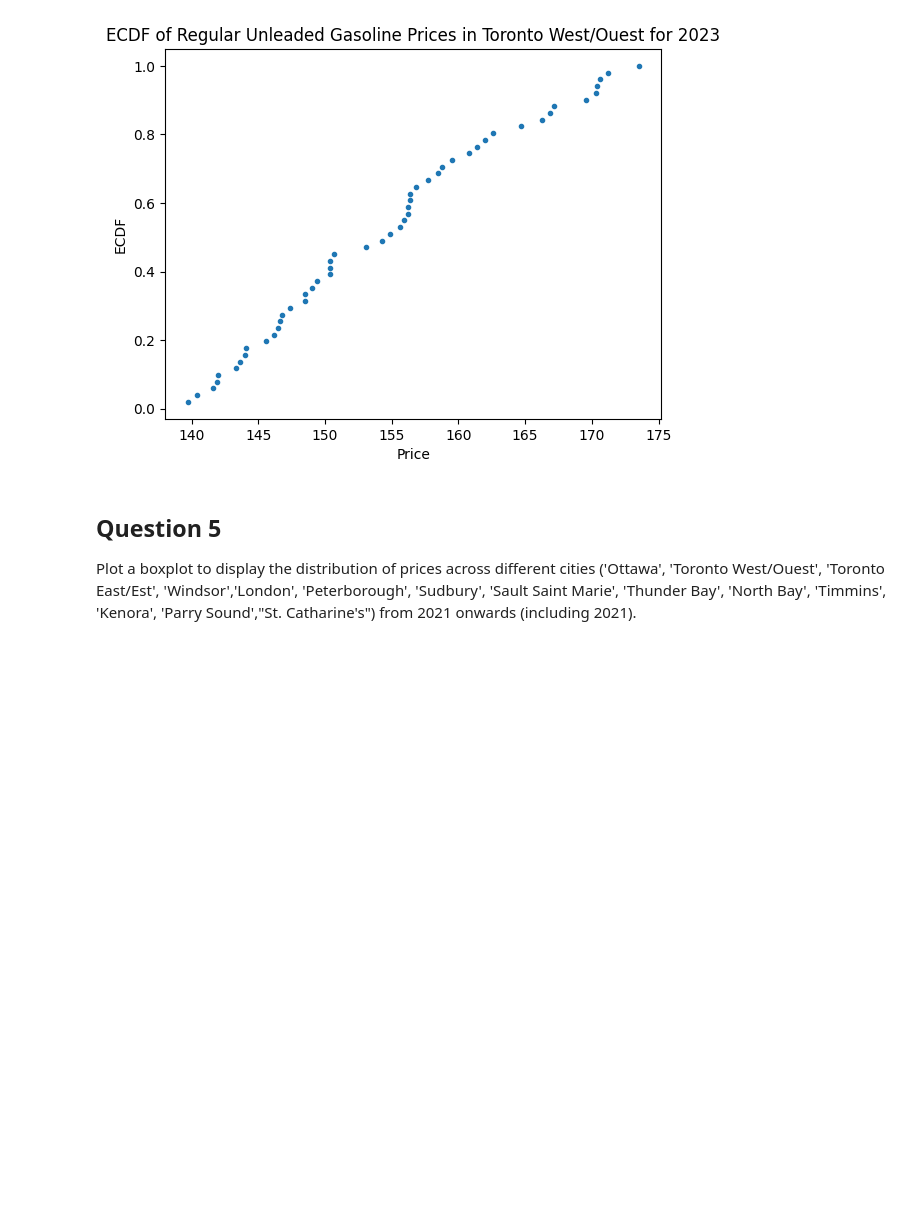
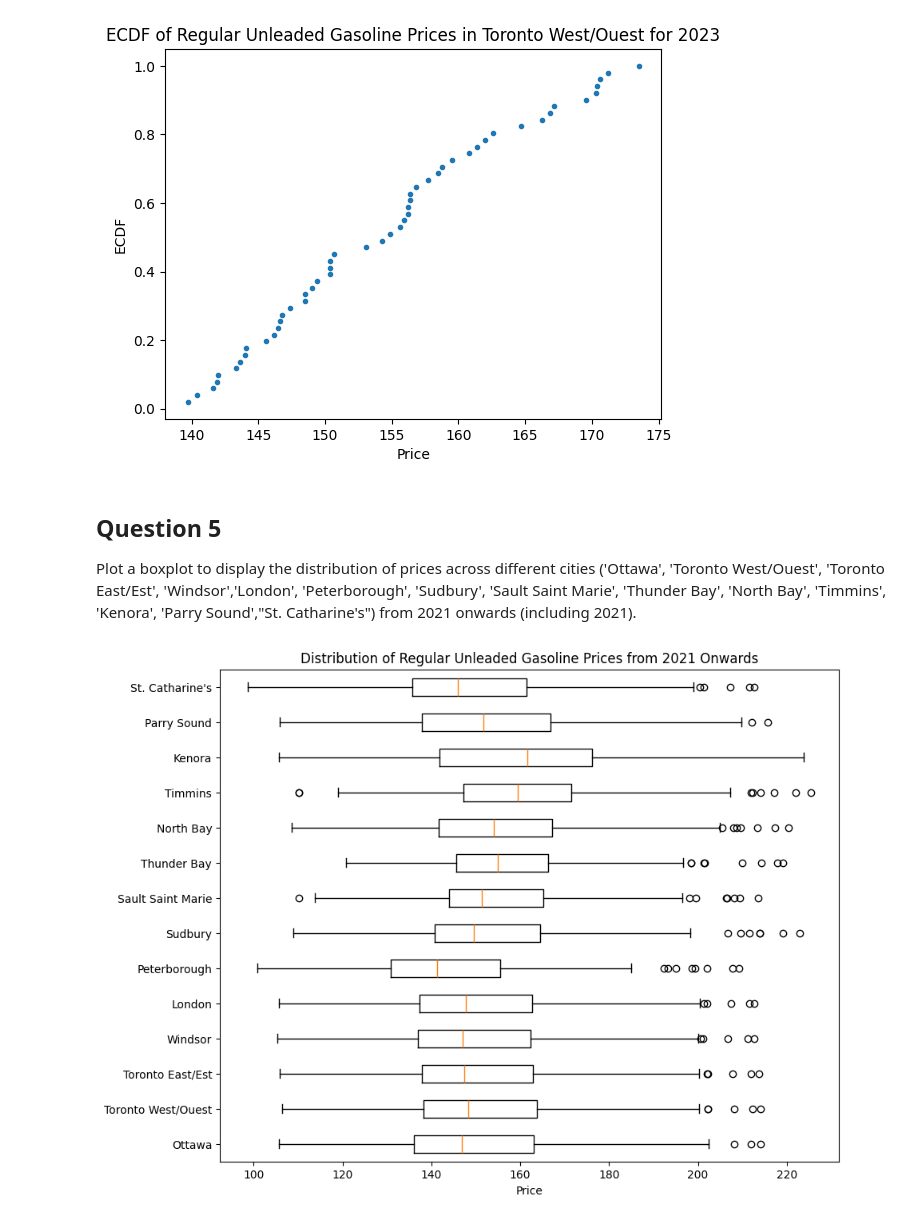
Before and after one commit to steventohme/CP321, a Jupyter notebook: Assignment 1/A1.ipynb, the cells around one changed output. Saved outputs shown, nothing was run; the diff lists cells and outputs as text; code cells hidden in the pictures; blank space fills up the shorter version.

```diff
--- a/Assignment 1/A1.ipynb
+++ b/Assignment 1/A1.ipynb
@@ -98,3 +98,17 @@ plt.show()
 ## Question 5
 
 Plot a boxplot to display the distribution of prices across different cities ('Ottawa', 'Toronto West/Ouest', 'Toronto East/Est', 'Windsor','London', 'Peterborough', 'Sudbury', 'Sault Saint Marie', 'Thunder Bay', 'North Bay', 'Timmins', 'Kenora', 'Parry Sound',"St. Catharine's") from 2021 onwards (including 2021).
+# %%
+df_2021_onwards = df[(df['Fuel Type'] == 'Regular Unleaded Gasoline') & (df['Date'].str.contains('202[1-9]'))]
+
+data_to_plot = [df_2021_onwards[city].dropna() for city in cities]
+
+# Plot
+plt.figure(figsize=(10, 8))
+plt.boxplot(data_to_plot, vert=False)
+plt.yticks(np.arange(1, len(cities) + 1), cities)
+plt.xlabel('Price')
+plt.title('Distribution of Regular Unleaded Gasoline Prices from 2021 Onwards')
+plt.show()
+# %% [output]
+[figure, added]
```
